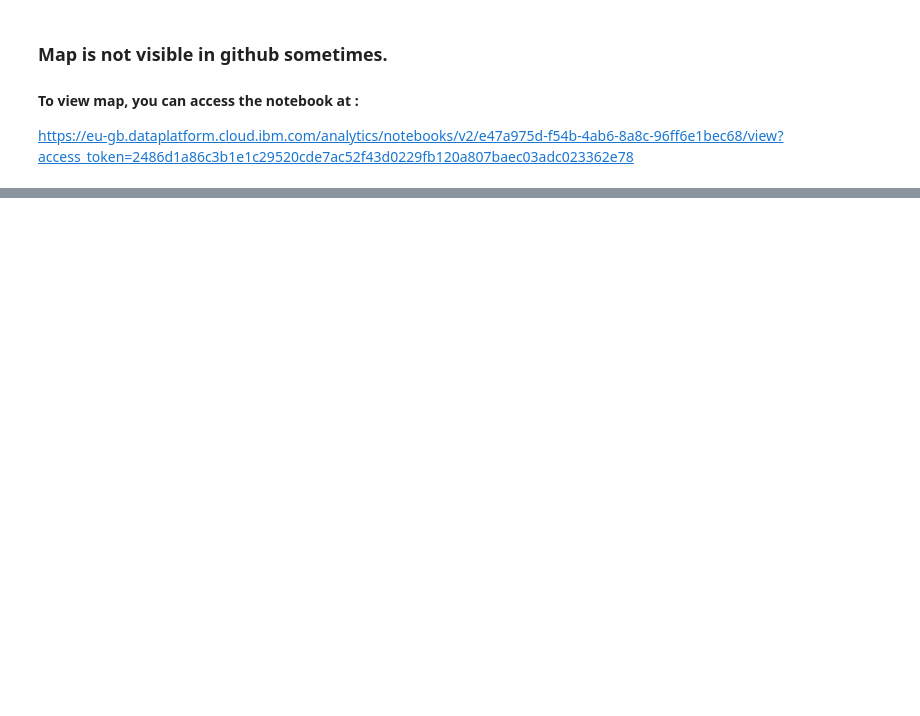
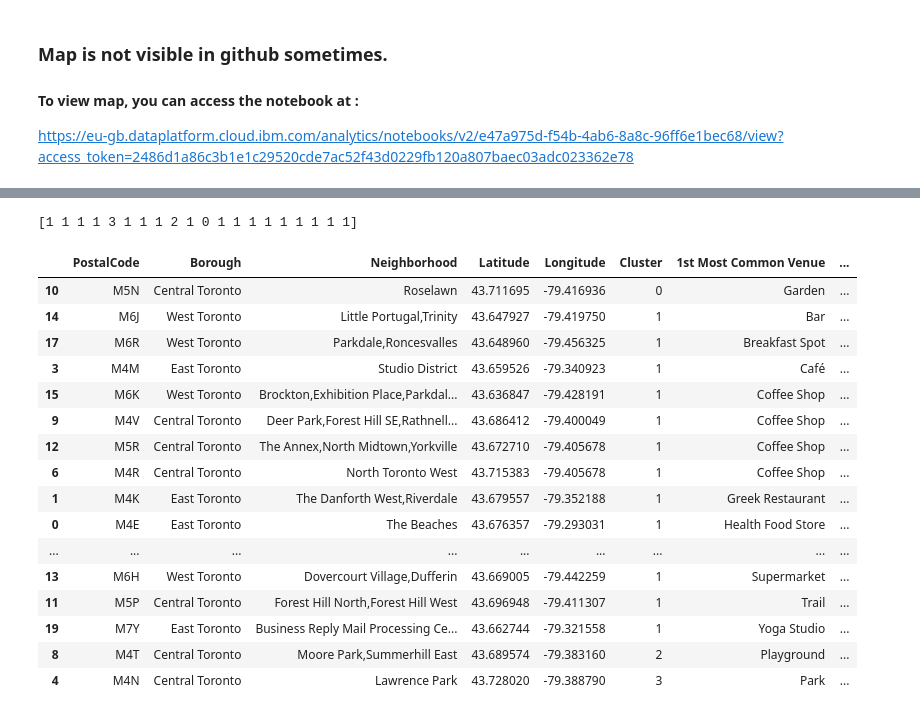
Before and after one commit to KumaarJai/IBM_Capstone, a Jupyter notebook: DataScienceCapstone.ipynb, the cells around one changed output, grey strips where cells are left out. Cells and saved outputs as stored; diff of their text form; code cells hidden in the pictures; blank space fills up the shorter version.

Commit message:
Week 3: Capstone Toronto Dataset, geospatial data with clustering complete

```diff
--- a/DataScienceCapstone.ipynb
+++ b/DataScienceCapstone.ipynb
@@ -162,0 +298,62 @@ https://eu-gb.dataplatform.cloud.ibm.com/analytics/notebooks/v2/e47a975d-f54b-4a
+# %%
+# Get 10 most occurance venue types in each area
+
+num_top_venues = 10
+
+indicators = ['st', 'nd', 'rd']
+
+# create columns according to number of top venues
+areaColumns = ['PostalCode', 'Borough', 'Neighborhoods']
+freqColumns = []
+for ind in np.arange(num_top_venues):
+    try:
+        freqColumns.append('{}{} Most Common Venue'.format(ind+1, indicators[ind]))
+    except:
+        freqColumns.append('{}th Most Common Venue'.format(ind+1))
+columns = areaColumns+freqColumns
+# create a new dataframe
+neighborhoods_venues_sorted = pd.DataFrame(columns=columns)
+neighborhoods_venues_sorted['PostalCode'] = toronto_central_venues_freq['PostalCode']
+neighborhoods_venues_sorted['Borough'] = toronto_central_venues_freq['Borough']
+neighborhoods_venues_sorted['Neighborhoods'] = toronto_central_venues_freq['Neighborhoods']
+
+for ind in np.arange(toronto_central_venues_freq.shape[0]):
+    row_categories = toronto_central_venues_freq.iloc[ind, :].iloc[3:]
+    row_categories_sorted = row_categories.sort_values(ascending=False)
+    neighborhoods_venues_sorted.iloc[ind, 3:] = row_categories_sorted.index.values[0:num_top_venues]
+
+neighborhoods_venues_sorted.sort_values(freqColumns, inplace=True)
+# %%
+from sklearn.cluster import KMeans
+kclusters = 4
+
+toronto_central_venues_freq_clustering = toronto_central_venues_freq.drop(['PostalCode', 'Borough', 'Neighborhoods'], 1)
+toronto_central_venues_freq_clustering.head()
+
+kmeans = KMeans(n_clusters=kclusters, random_state=0, init="k-means++", n_init=12).fit(toronto_central_venues_freq_clustering)
+print(kmeans.labels_)
+toronto_central_clustered_df = toronto_central_df
+toronto_central_clustered_df['Cluster'] = kmeans.labels_
+
+toronto_central_clustered_df = toronto_central_clustered_df.join(neighborhoods_venues_sorted.drop(['Borough', 'Neighborhoods'], 1).set_index('PostalCode'), on='PostalCode')
+toronto_central_clustered_df.sort_values(['Cluster'] + freqColumns, inplace=True)
+toronto_central_clustered_df
+# %% [output]
+[1 1 1 1 3 1 1 1 2 1 0 1 1 1 1 1 1 1 1 1]
+|  | PostalCode | Borough | Neighborhood | Latitude | Longitude | Cluster | 1st Most Common Venue | ... |
+| 10 | M5N | Central Toronto | Roselawn | 43.711695 | -79.416936 | 0 | Garden | ... |
+| 14 | M6J | West Toronto | Little Portugal,Trinity | 43.647927 | -79.419750 | 1 | Bar | ... |
+| 17 | M6R | West Toronto | Parkdale,Roncesvalles | 43.648960 | -79.456325 | 1 | Breakfast Spot | ... |
+| 3 | M4M | East Toronto | Studio District | 43.659526 | -79.340923 | 1 | Café | ... |
+| 15 | M6K | West Toronto | Brockton,Exhibition Place,Parkdal... | 43.636847 | -79.428191 | 1 | Coffee Shop | ... |
+| 9 | M4V | Central Toronto | Deer Park,Forest Hill SE,Rathnell... | 43.686412 | -79.400049 | 1 | Coffee Shop | ... |
+| 12 | M5R | Central Toronto | The Annex,North Midtown,Yorkville | 43.672710 | -79.405678 | 1 | Coffee Shop | ... |
+| 6 | M4R | Central Toronto | North Toronto West | 43.715383 | -79.405678 | 1 | Coffee Shop | ... |
+| 1 | M4K | East Toronto | The Danforth West,Riverdale | 43.679557 | -79.352188 | 1 | Greek Restaurant | ... |
+| 0 | M4E | East Toronto | The Beaches | 43.676357 | -79.293031 | 1 | Health Food Store | ... |
+| ... | ... | ... | ... | ... | ... | ... | ... | ... |
+| 13 | M6H | West Toronto | Dovercourt Village,Dufferin | 43.669005 | -79.442259 | 1 | Supermarket | ... |
+| 11 | M5P | Central Toronto | Forest Hill North,Forest Hill West | 43.696948 | -79.411307 | 1 | Trail | ... |
+| 19 | M7Y | East Toronto | Business Reply Mail Processing Ce... | 43.662744 | -79.321558 | 1 | Yoga Studio | ... |
+| 8 | M4T | Central Toronto | Moore Park,Summerhill East | 43.689574 | -79.383160 | 2 | Playground | ... |
+| 4 | M4N | Central Toronto | Lawrence Park | 43.728020 | -79.388790 | 3 | Park | ... |
```
Also changed, not shown: parts of 9 cells of this notebook.
